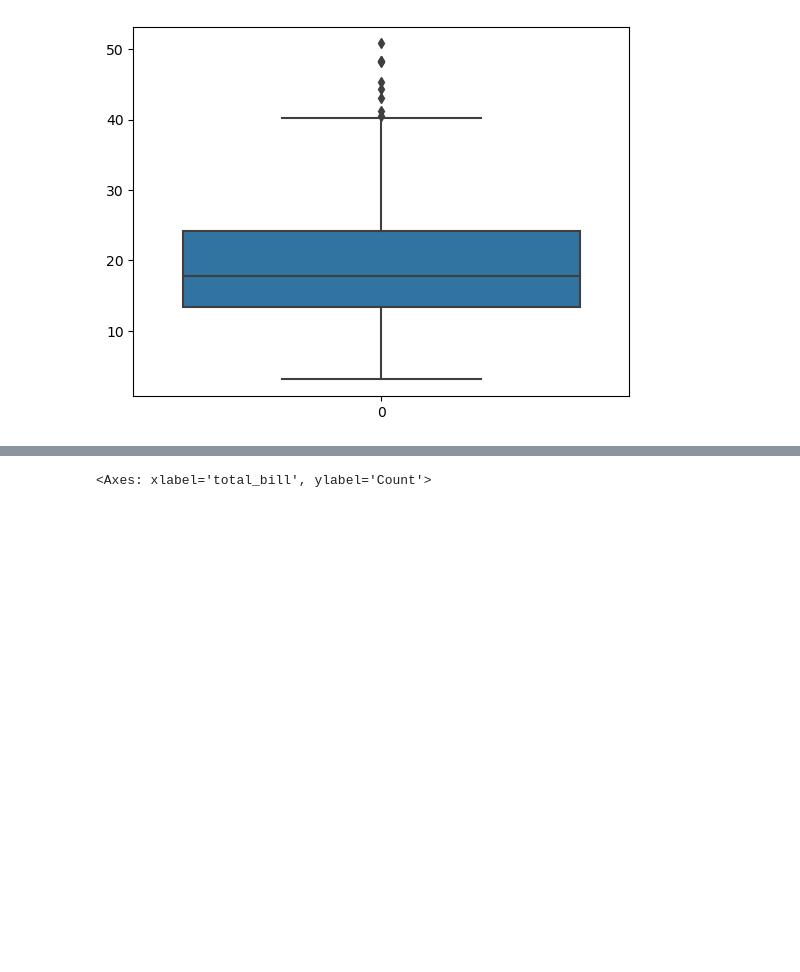
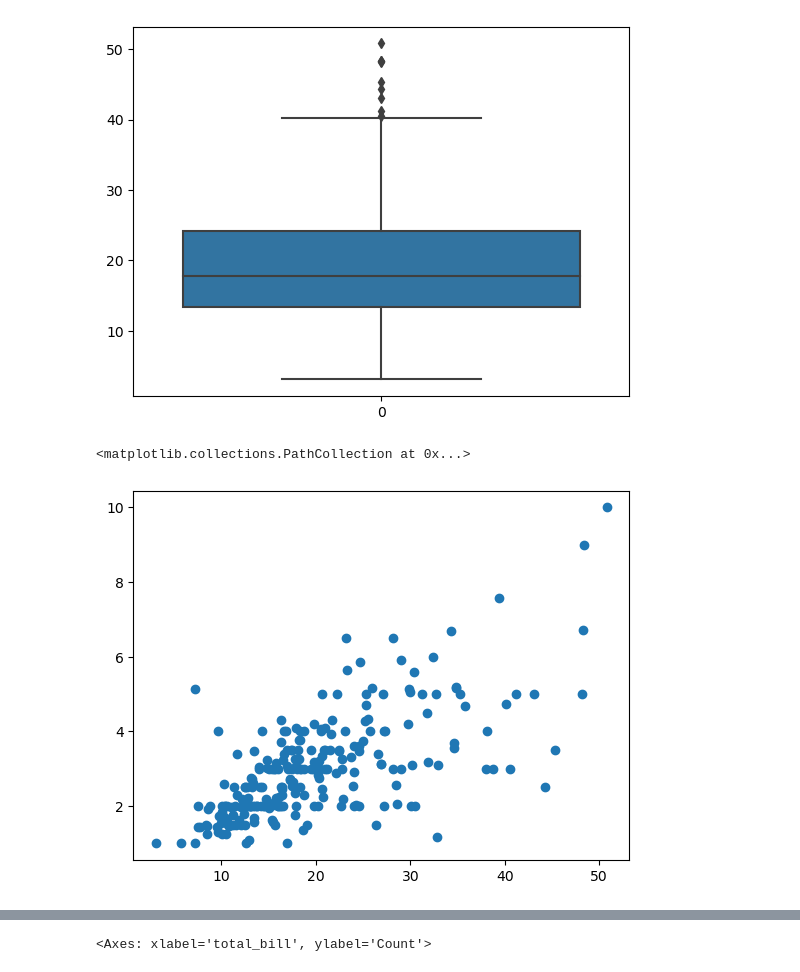
Before and after one commit to Sharafunneesa-pp/python_statistic, a Jupyter notebook: statistic_basic1.ipynb, the cells around one changed output, grey strips where cells are left out. Saved outputs shown, nothing was run; the diff lists cells and outputs as text; code cells hidden in the pictures; blank space fills up the shorter version.

```diff
--- a/statistic_basic1.ipynb
+++ b/statistic_basic1.ipynb
@@ -42,3 +43,8 @@ sns.boxplot(df['total_bill'])
 # %% [output]
 <Axes: >
 [figure]
+# %%
+plt.scatter(df['total_bill'],df['tip'])
+# %% [output]
+<matplotlib.collections.PathCollection at 0x...>
+[figure, added]
```
Also changed, not shown: parts of 24 cells of this notebook, 1 other file.
